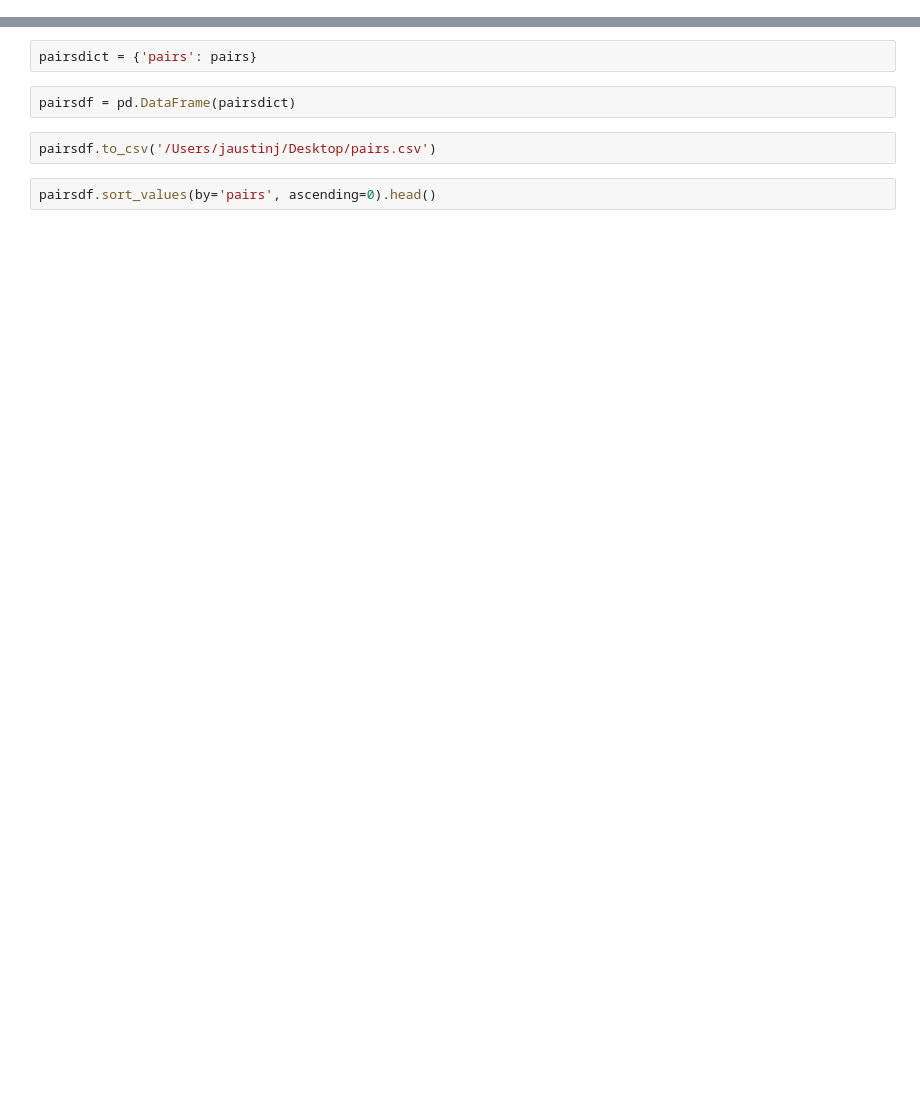
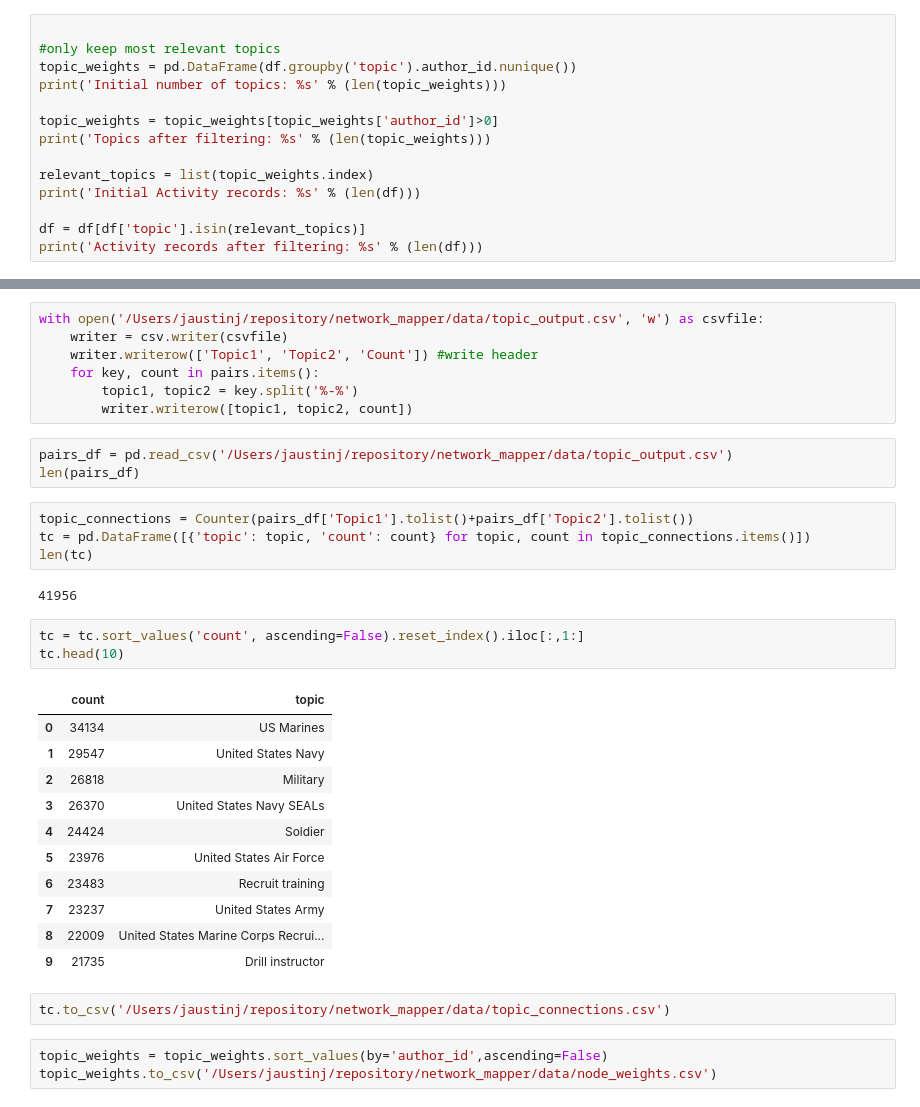
Before and after one commit to jaustinj/network_mapper, a Jupyter notebook: pairs_count.ipynb, the cells around one changed output, grey strips where cells are left out. Drawn from its saved outputs; the diff is of its cells as text; blank space fills up the shorter version.

Commit message:
ADD: outputs

```diff
--- a/pairs_count.ipynb
+++ b/pairs_count.ipynb
@@ -57,0 +59,14 @@ def pairs_count(df, col, group_by):
+# %%
+
+#only keep most relevant topics
+topic_weights = pd.DataFrame(df.groupby('topic').author_id.nunique())
+print('Initial number of topics: %s' % (len(topic_weights)))
+
+topic_weights = topic_weights[topic_weights['author_id']>0]
+print('Topics after filtering: %s' % (len(topic_weights)))
+
+relevant_topics = list(topic_weights.index)
+print('Initial Activity records: %s' % (len(df)))
+
+df = df[df['topic'].isin(relevant_topics)]
+print('Activity records after filtering: %s' % (len(df)))
@@ -66,8 +90,36 @@ len(pairs)
-# %%
-pairsdict = {'pairs': pairs}
-# %%
-pairsdf = pd.DataFrame(pairsdict)
+# %%
+with open('/Users/jaustinj/repository/network_mapper/data/topic_output.csv', 'w') as csvfile:
+    writer = csv.writer(csvfile)
+    writer.writerow(['Topic1', 'Topic2', 'Count']) #write header
+    for key, count in pairs.items():
+        topic1, topic2 = key.split('%-%')
+        writer.writerow([topic1, topic2, count])
+# %%
+pairs_df = pd.read_csv('/Users/jaustinj/repository/network_mapper/data/topic_output.csv')
+len(pairs_df)
+# %%
+topic_connections = Counter(pairs_df['Topic1'].tolist()+pairs_df['Topic2'].tolist())
+tc = pd.DataFrame([{'topic': topic, 'count': count} for topic, count in topic_connections.items()])
+len(tc)
+# %% [output]
+41956
+# %%
+tc = tc.sort_values('count', ascending=False).reset_index().iloc[:,1:]
+tc.head(10)
+# %% [output]
+|  | count | topic |
+| 0 | 34134 | US Marines |
+| 1 | 29547 | United States Navy |
+| 2 | 26818 | Military |
+| 3 | 26370 | United States Navy SEALs |
+| 4 | 24424 | Soldier |
+| 5 | 23976 | United States Air Force |
+| 6 | 23483 | Recruit training |
+| 7 | 23237 | United States Army |
+| 8 | 22009 | United States Marine Corps Recrui... |
+| 9 | 21735 | Drill instructor |
 # %%
-pairsdf.to_csv('/Users/jaustinj/Desktop/pairs.csv')
+tc.to_csv('/Users/jaustinj/repository/network_mapper/data/topic_connections.csv')
-# %%
-pairsdf.sort_values(by='pairs', ascending=0).head()
+# %%
+topic_weights = topic_weights.sort_values(by='author_id',ascending=False)
+topic_weights.to_csv('/Users/jaustinj/repository/network_mapper/data/node_weights.csv')
```
Also changed, not shown: parts of 9 cells of this notebook, 27 other files.
